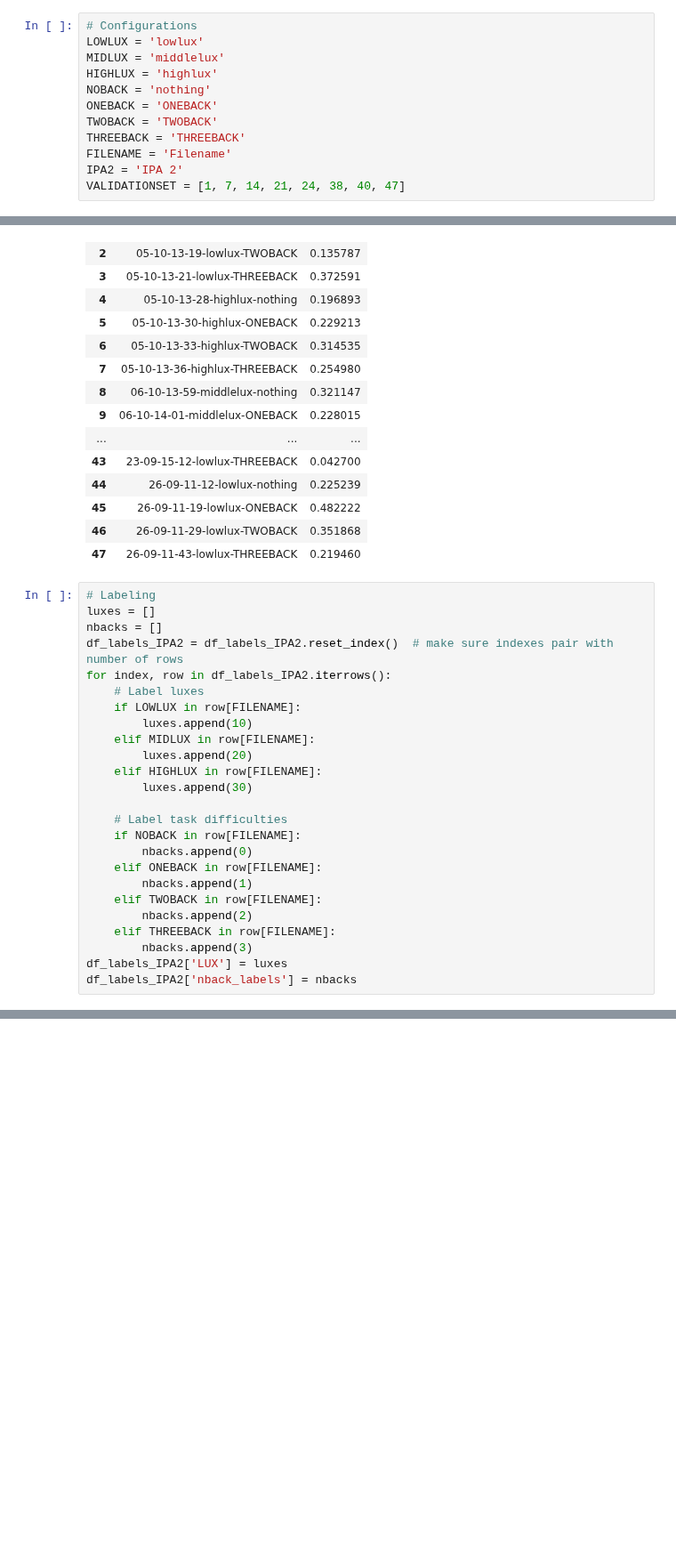
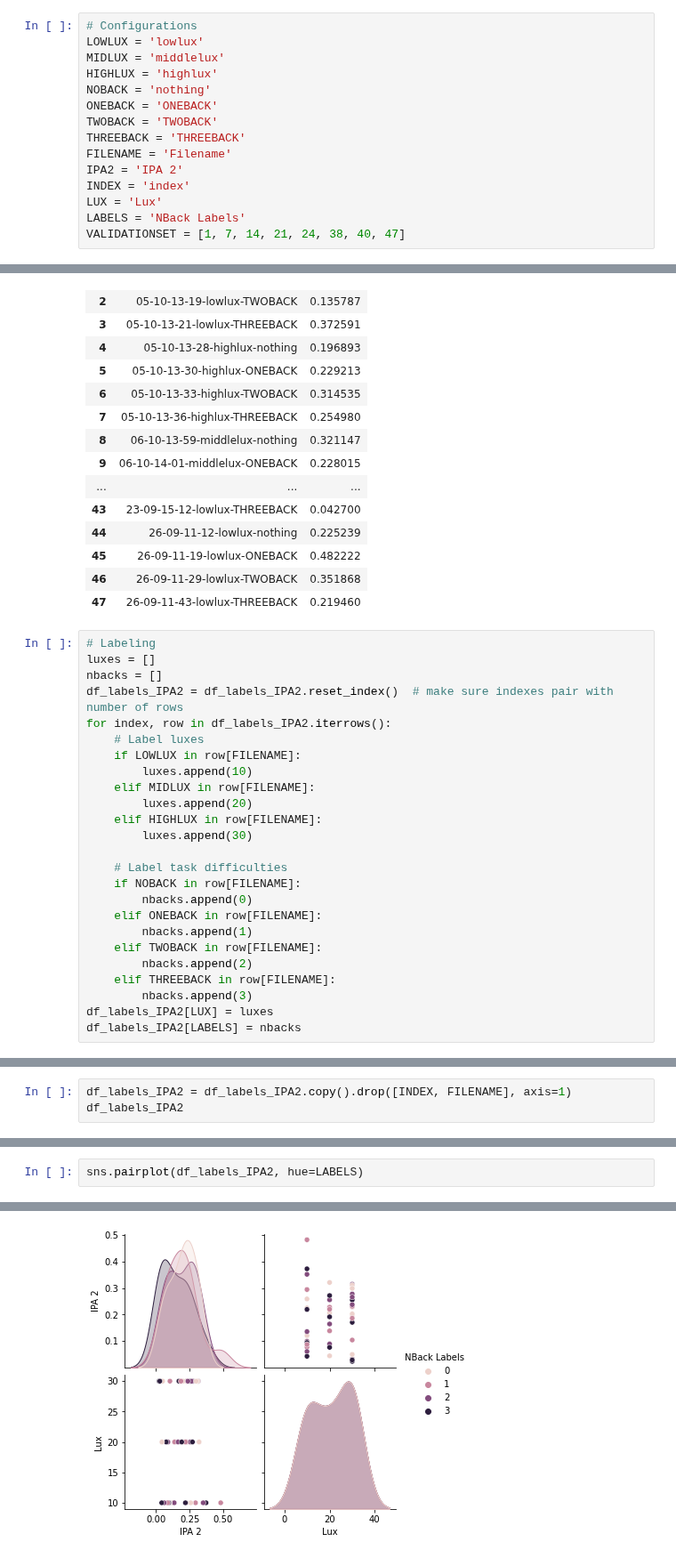
Before and after one commit to BaiYunpeng1949/mobile-eye-computing, a Jupyter notebook: ProcessDataNTestAlgorithm/TraditionalMLunderWaveletStructure.ipynb, the cells around one changed output, grey strips where cells are left out. Shown at 89% size. Saved outputs shown, nothing was run; the diff lists cells and outputs as text; blank space fills up the shorter version.

```diff
--- a/ProcessDataNTestAlgorithm/TraditionalMLunderWaveletStructure.ipynb
+++ b/ProcessDataNTestAlgorithm/TraditionalMLunderWaveletStructure.ipynb
@@ -21,6 +22,9 @@ TWOBACK = 'TWOBACK'
 THREEBACK = 'THREEBACK'
 FILENAME = 'Filename'
 IPA2 = 'IPA 2'
+INDEX = 'index'
+LUX = 'Lux'
+LABELS = 'NBack Labels'
 VALIDATIONSET = [1, 7, 14, 21, 24, 38, 40, 47]
 # %%
 # Read data and make them into processable formalities.
@@ -71,5 +75,5 @@ for index, row in df_labels_IPA2.iterrows():
         nbacks.append(2)
     elif THREEBACK in row[FILENAME]:
         nbacks.append(3)
-df_labels_IPA2['LUX'] = luxes
-df_labels_IPA2['nback_labels'] = nbacks
+df_labels_IPA2[LUX] = luxes
+df_labels_IPA2[LABELS] = nbacks
@@ -97,0 +80,3 @@ df_labels_IPA2
+# %%
+df_labels_IPA2 = df_labels_IPA2.copy().drop([INDEX, FILENAME], axis=1)
+df_labels_IPA2
@@ -97,0 +103,3 @@ df_labels_IPA2
+# %%
+sns.pairplot(df_labels_IPA2, hue=LABELS)
+# %% [output]
@@ -97,0 +107 @@ df_labels_IPA2
+[figure, added]
```
Also changed, not shown: parts of 11 cells of this notebook.
